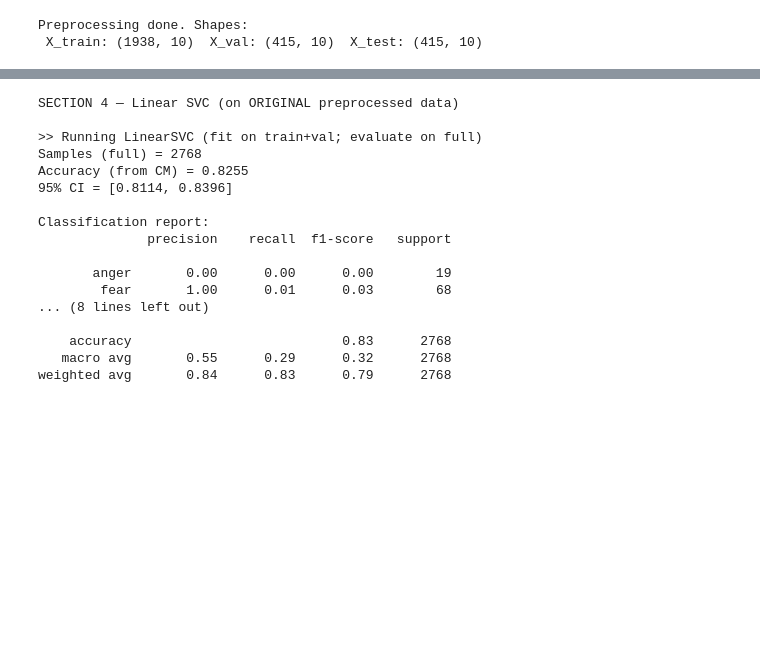
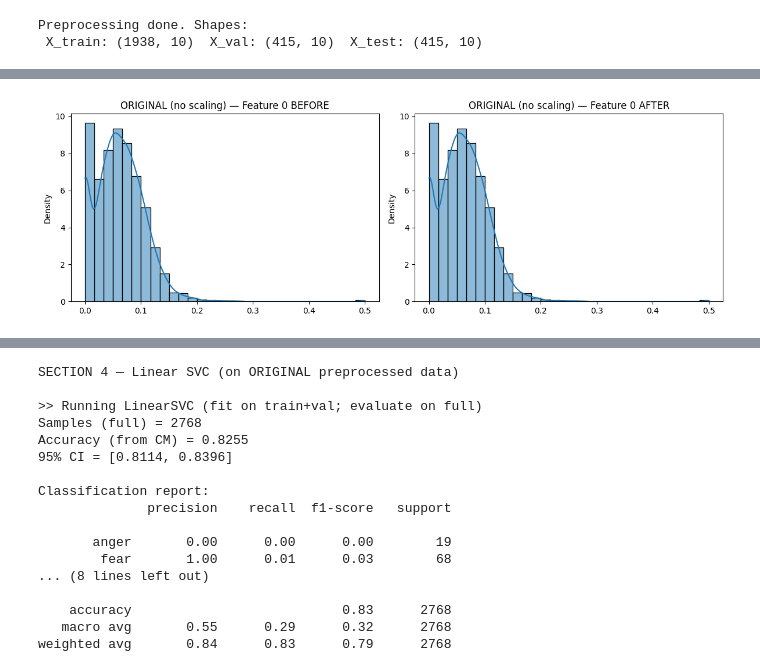
Before and after one commit to REZAKAZAZI00/Pattern_Recognition, a Jupyter notebook: pattern_SVM.ipynb, the cells around one changed output, grey strips where cells are left out. Drawn from its saved outputs; the diff is of its cells as text; code cells hidden in the pictures; blank space fills up the shorter version.

```diff
--- a/pattern_SVM.ipynb
+++ b/pattern_SVM.ipynb
@@ -135,3 +137,99 @@ Repo card metadata block was not found. Setting CardData to empty.
 WARNING:huggingface_hub.repocard:Repo card metadata block was not found. Setting CardData to empty.
 Preprocessing done. Shapes:
  X_train: (1938, 10)  X_val: (415, 10)  X_test: (415, 10)
+# %%
+print("\nSECTION 2 — Normalization VISUALIZATION (no models here)")
+
+def decimal_scaling_fit_transform(X_train, X_other_list):
+    max_abs = np.abs(X_train).max()
+    if max_abs == 0:
+        j = 0
+    else:
+        j = int(np.ceil(np.log10(max_abs + 1e-12)))
+    denom = 10**j if j>0 else 1.0
+    Xtr = X_train / denom
+    out = [Xtr]
+    for X in X_other_list:
+        out.append(X / denom)
+    return out, j
+
+def show_stats_and_plots(before_tr, before_val, before_ts, after_tr, after_val, after_ts, method_name):
+    # descriptive stats (show first 3 features summary)
+    print(f"\n--- {method_name} descriptive stats (train BEFORE -> AFTER) ---")
+    dfb = pd.DataFrame(before_tr)
+    dfa = pd.DataFrame(after_tr)
+    print("BEFORE (train) mean/std for first 5 cols:")
+    print(dfb.iloc[:,:5].describe().T[['mean','std','min','max']])
+    print("AFTER (train) mean/std for first 5 cols:")
+    print(dfa.iloc[:,:5].describe().T[['mean','std','min','max']])
+
+    # skew/kurtosis
+    print("\nSkewness BEFORE (train):")
+    print(dfb.skew().iloc[:5])
+    print("Skewness AFTER (train):")
+    print(dfa.skew().iloc[:5])
+
+    print("\nKurtosis BEFORE (train):")
+    print(dfb.kurtosis().iloc[:5])
+    print("Kurtosis AFTER (train):")
+    print(dfa.kurtosis().iloc[:5])
+
+    # Plot hist + KDE and QQ for first 3 features
+    dims = min(3, before_tr.shape[1])
+    for i in range(dims):
+        colname = f"feat_{i}"
+        plt.figure(figsize=(12,4))
+        plt.subplot(1,2,1)
+        sns.histplot(before_tr[:,i], kde=True, stat="density", bins=30)
+        plt.title(f"{method_name} — Feature {i} BEFORE")
+        plt.subplot(1,2,2)
+        sns.histplot(after_tr[:,i], kde=True, stat="density", bins=30)
+        plt.title(f"{method_name} — Feature {i} AFTER")
+        plt.tight_layout()
+        plt.show()
+
+        # QQ
+        plt.figure(figsize=(10,4))
+        plt.subplot(1,2,1)
+        stats.probplot(before_tr[:,i], dist="norm", plot=plt)
+        plt.title(f"QQ BEFORE — feat {i}")
+        plt.subplot(1,2,2)
+        stats.probplot(after_tr[:,i], dist="norm", plot=plt)
+        plt.title(f"QQ AFTER — feat {i}")
+        plt.tight_layout()
+        plt.show()
+
+# Original distributions (for reference)
+print("\nOriginal (first 3 features) distribution (train):")
+show_stats_and_plots(X_train_orig, X_val_orig, X_test_orig, X_train_orig, X_val_orig, X_test_orig, "ORIGINAL (no scaling)")
+
+# Min-Max
+mm = MinMaxScaler().fit(X_train_orig)
+Xtr_mm = mm.transform(X_train_orig); Xv_mm = mm.transform(X_val_orig); Xt_mm = mm.transform(X_test_orig)
+print("\n=== Min-Max ===")
+show_stats_and_plots(X_train_orig, X_val_orig, X_test_orig, Xtr_mm, Xv_mm, Xt_mm, "Min-Max")
+
+# Z-Score
+ss = StandardScaler().fit(X_train_orig)
+Xtr_z = ss.transform(X_train_orig); Xv_z = ss.transform(X_val_orig); Xt_z = ss.transform(X_test_orig)
+print("\n=== Z-Score ===")
+show_stats_and_plots(X_train_orig, X_val_orig, X_test_orig, Xtr_z, Xv_z, Xt_z, "Z-Score")
+
+# Decimal scaling
+(Xtr_dec, Xv_dec, Xt_dec), j = decimal_scaling_fit_transform(X_train_orig, [X_val_orig, X_test_orig])
+print(f"\n=== Decimal Scaling (j={j}) ===")
+show_stats_and_plots(X_train_orig, X_val_orig, X_test_orig, Xtr_dec, Xv_dec, Xt_dec, "Decimal Scaling")
+
+# OPTIONAL: friend's method (QuantileTransformer -> StandardScaler)
+print("\n=== OPTIONAL: QuantileTransformer -> StandardScaler (approx normalizing) ===")
+n_samples = X_train_orig.shape[0]
+n_q = min(1000, n_samples)
+qt = QuantileTransformer(n_quantiles=n_q, output_distribution='normal', random_state=0)
+pipe = make_pipeline(qt, StandardScaler())
+Xtr_qs = pipe.fit_transform(X_train_orig)
+Xv_qs = pipe.transform(X_val_orig)
+Xt_qs = pipe.transform(X_test_orig)
+show_stats_and_plots(X_train_orig, X_val_orig, X_test_orig, Xtr_qs, Xv_qs, Xt_qs, "Quantile->StandardScaler")
+
+print("\nSECTION 2 completed. NOTE: These normalized versions are NOT used for models below unless you explicitly request that change.")
+# %% [output]
@@ -137,0 +253 @@ Preprocessing done. Shapes:
+[figure, added]
```
Also changed, not shown: parts of 4 cells of this notebook.
